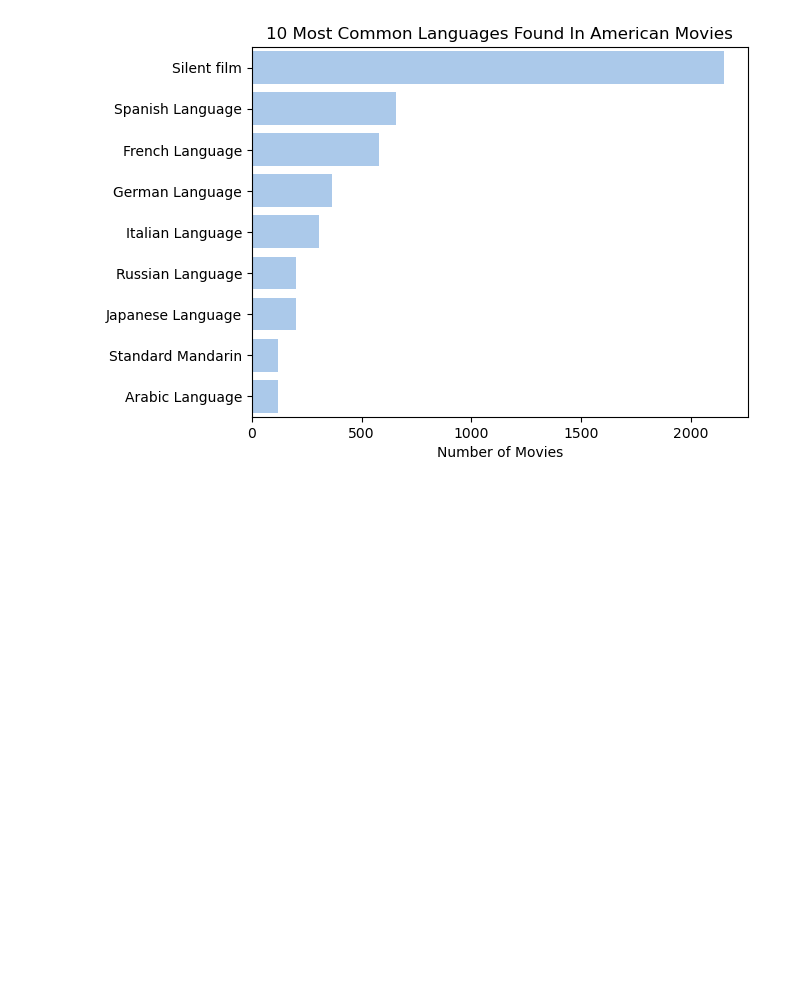
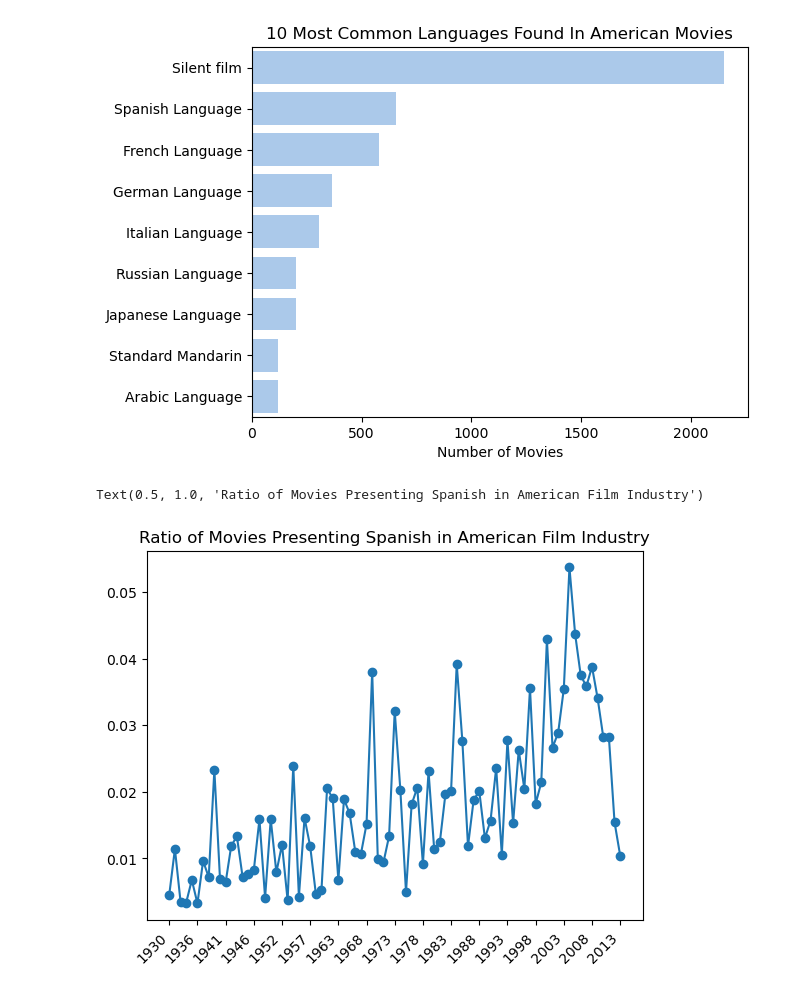
Before and after one commit to epfl-ada/ada-2023-project-pandalysts, a Jupyter notebook: Part3.ipynb, the cells around one changed output. Drawn from its saved outputs; the diff is of its cells as text; code cells hidden in the pictures; blank space fills up the shorter version.

Commit message:
Improved code quality and added the trend of Spanish representation

```diff
--- a/Part3.ipynb
+++ b/Part3.ipynb
@@ -78,3 +66,6 @@ USA_df = movie_summaries[bool_array]
+# %%
+# filter movies originating from the USA
+USA_df = movie_summaries[movie_summaries['Movie_countries_clean'].apply(lambda x:"United States of America" in x)]
 # %%
 USA_df
 # %% [output]
@@ -123,3 +114,18 @@ ax.set(xlabel='Number of Movies',ylabel='',title='10 Most Common Languages Found
  Text(0, 0.5, ''),
  Text(0.5, 1.0, '10 Most Common Languages Found In American Movies')]
 [figure]
+# %%
+Spanish_USA = USA_df[USA_df['Movie_languages_clean'].apply(lambda x:"Spanish Language" in x)]
+# %%
+Spanish_per_year = Spanish_USA.groupby("Movie_release_year").count()["Movie_name"]
+movies_per_year = USA_df.groupby("Movie_release_year").count()["Movie_name"]
+ratio = (Spanish_per_year/movies_per_year).dropna()
+# %%
+plt.plot(ratio.index,ratio.values,"-o")
+plt.xticks(rotation=45, ha='right')
+plt.xticks(range(0, len(ratio.index), 5))
+plt.tick_params(axis='x', which='both', bottom=True,labelbottom=True)
+plt.title("Ratio of Movies Presenting Spanish in American Film Industry")
+# %% [output]
+Text(0.5, 1.0, 'Ratio of Movies Presenting Spanish in American Film Industry')
+[figure, added]
```
Also changed, not shown: parts of 2 cells of this notebook.
